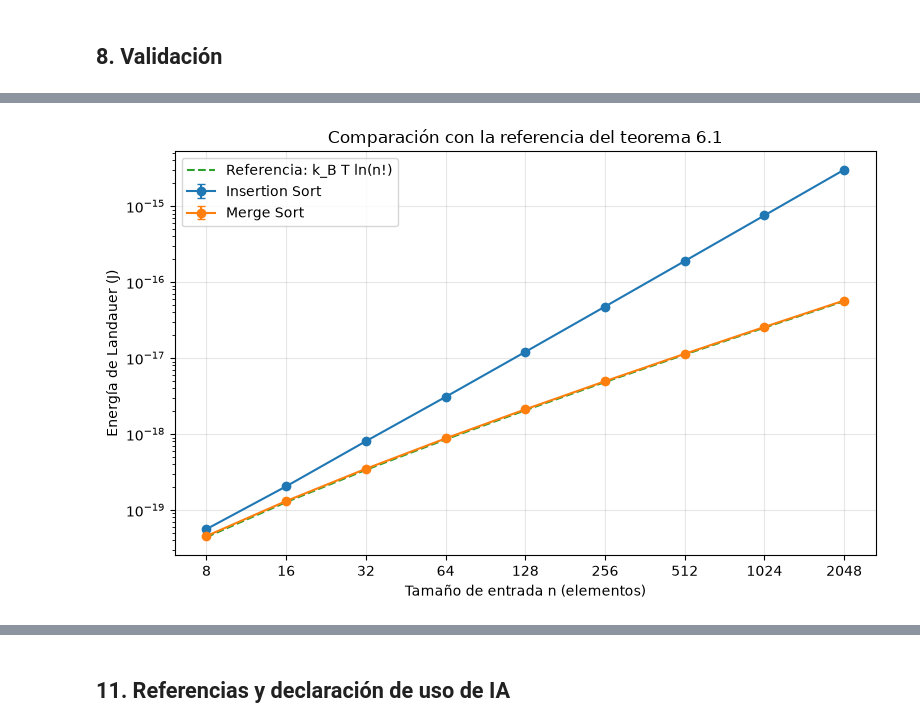
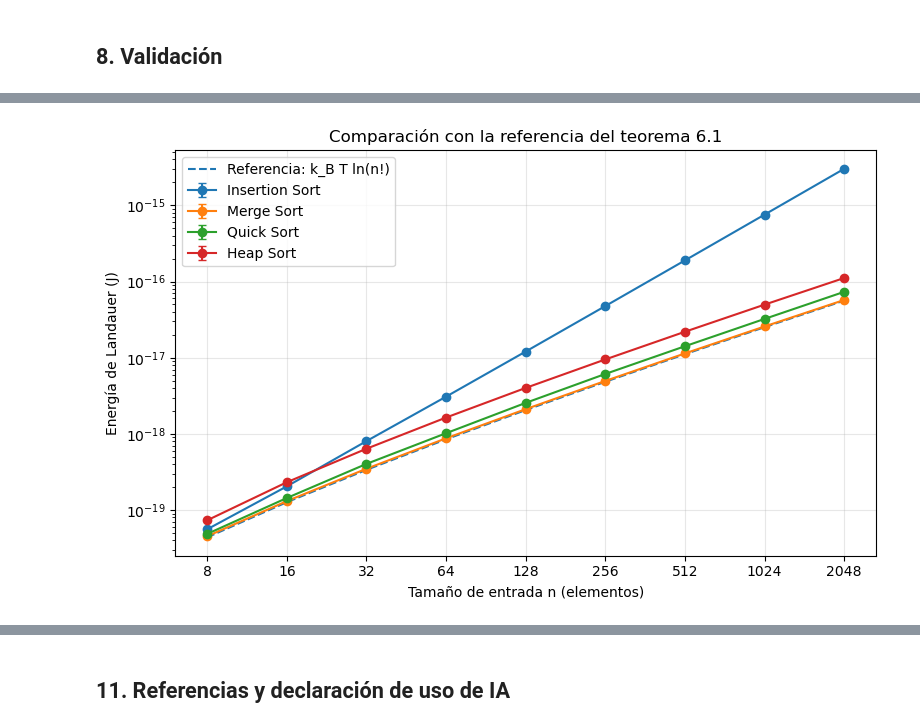
Before and after one commit to Davoreyh/proyecto_fisica, a Jupyter notebook: version_final_landauer.ipynb, the cells around one changed output, grey strips where cells are left out. Cells and saved outputs as stored; diff of their text form; code cells hidden in the pictures.

```diff
--- a/version_final_landauer.ipynb
+++ b/version_final_landauer.ipynb
@@ -416,0 +841,14 @@ display(energy_ratio.rename("Relación energética").to_frame().style.format("{:
+# %%
+plot_energy(*comparisons[2])
+
+log_slopes = {}
+for name in ALGORITHMS:
+    group = summary[summary["algorithm"] == name]
+    log_slopes[name] = np.polyfit(
+        np.log(group["n"]), np.log(group["mean_energy"]), 1
+    )[0]
+display(
+    pd.Series(log_slopes, name="Pendiente log-log")
+    .to_frame()
+    .style.format("{:.3f}")
+)
@@ -499,31 +1112,71 @@ display(validation_m[["n", "normalized_bits", "normalized_se"]].style.format({
 # %%
-# 8.8. Comparación con la referencia informacional del teorema 6.1
+# 8.4. Comparación con la referencia informacional del teorema 6.1
 def lower_bound_energy(n):
+    """Convierte la entropía de los órdenes posibles a joules.
+
+    Args:
+        n: Número de claves distintas.
+
+    Returns:
+        Referencia informacional para un orden inicial uniforme.
+    """
     # lgamma(n + 1) = ln(n!) sin calcular directamente el factorial.
     return k_B * T * math.lgamma(n + 1)
+
 
 bound = pd.DataFrame({"n": N_VALUES})
 bound["lower_bound"] = bound["n"].map(lower_bound_energy)
 comparison_bound = summary.merge(bound, on="n")
-comparison_bound["ratio_to_bound"] = comparison_bound["mean_energy"] / comparison_bound["lower_bound"]
+comparison_bound["ratio_to_bound"] = (
+    comparison_bound["mean_energy"] / comparison_bound["lower_bound"]
+)
 fig, ax = plt.subplots(figsize=(8, 5))
 for name in ALGORITHMS:
-    group = comparison_bound[comparison_bound["algorithm"] == name].sort_values("n")
-    ax.errorbar(group["n"], group["mean_energy"], yerr=group["se_energy"],
-                marker="o", capsize=3, label=name)
-ax.plot(bound["n"], bound["lower_bound"], linestyle="--", label="Referencia: k_B T ln(n!)")
+    group = comparison_bound[
+        comparison_bound["algorithm"] == name
+    ].sort_values("n")
+    ax.errorbar(
+        group["n"],
+        group["mean_energy"],
+        yerr=group["se_energy"],
+        marker="o",
+        capsize=3,
+        color=COLORS[name],
+        label=name,
+    )
+ax.plot(
+    bound["n"],
+    bound["lower_bound"],
+    linestyle="--",
+    label="Referencia: k_B T ln(n!)",
+)
 format_n_axis(ax)
 ax.set_yscale("log")
 ax.set_ylabel("Energía de Landauer (J)")
 ax.set_title("Comparación con la referencia del teorema 6.1")
 ax.legend()
 fig.tight_layout()
 plt.show()
-display(comparison_bound[["n", "algorithm", "mean_energy", "lower_bound", "ratio_to_bound"]]
-        .rename(columns={"algorithm": "Algoritmo", "mean_energy": "Promedio (J)",
-                         "lower_bound": "Referencia (J)", "ratio_to_bound": "Promedio / referencia"})
-        .style.format({"Promedio (J)": "{:.4e}", "Referencia (J)": "{:.4e}",
-                       "Promedio / referencia": "{:.3f}"}))
+display(
+    comparison_bound[
+        ["n", "algorithm", "mean_energy", "lower_bound", "ratio_to_bound"]
+    ]
+    .rename(
+        columns={
+            "algorithm": "Algoritmo",
+            "mean_energy": "Promedio (J)",
+            "lower_bound": "Referencia (J)",
+            "ratio_to_bound": "Promedio / referencia",
+        }
+    )
+    .style.format(
+        {
+            "Promedio (J)": "{:.4e}",
+            "Referencia (J)": "{:.4e}",
+            "Promedio / referencia": "{:.3f}",
+        }
+    )
+)
 # %% [output]
-[figure, old version]
+[figure, new version]
 |  | n | Algoritmo | Promedio (J) | Referencia (J) | Promedio / referencia |
```
Also changed, not shown: parts of 70 cells of this notebook.
